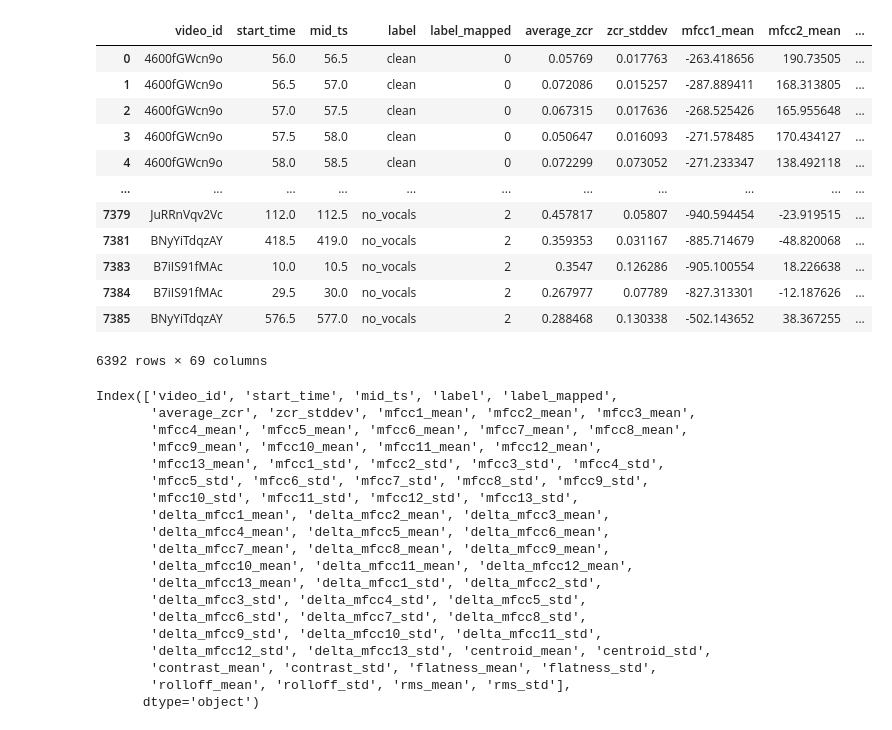
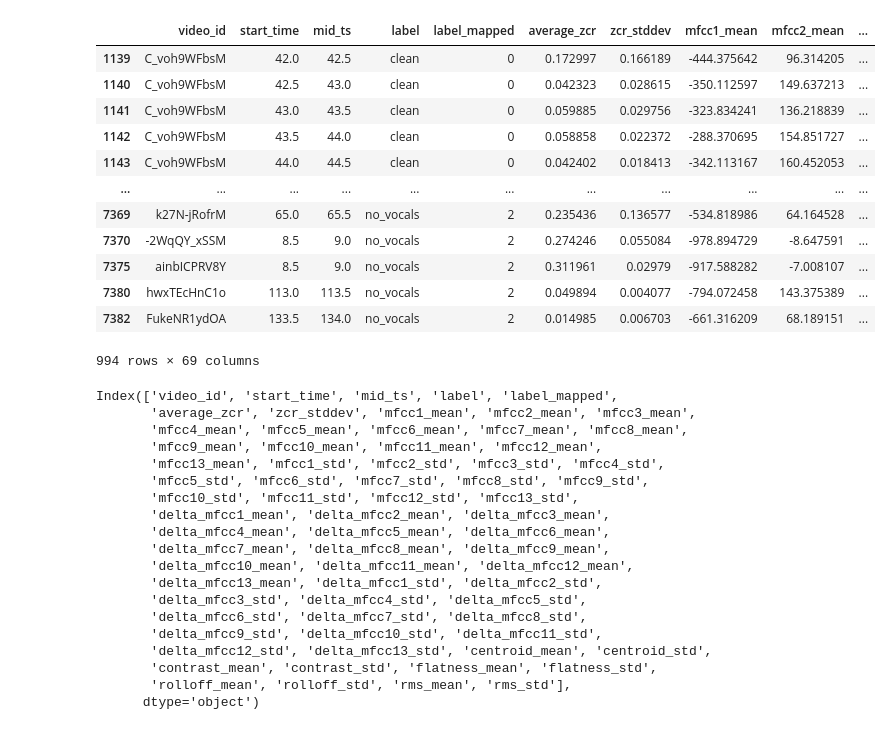
Before and after one commit to VedantKalbag/ScreamDetection, a Jupyter notebook: CNN/keras/keras-fcnn.ipynb, the cells around one changed output. Saved outputs shown, nothing was run; the diff lists cells and outputs as text; code cells hidden in the pictures.

```diff
--- a/CNN/keras/keras-fcnn.ipynb
+++ b/CNN/keras/keras-fcnn.ipynb
@@ -29,3 +31,10 @@ from sklearn.preprocessing import StandardScaler
+# %%
+if platform == "linux" or platform == "linux2":
+    # linux
+    path='/home/vedant/projects/'
+elif platform == "darwin":
+    # OS X
+    path='/Users/vedant/Desktop/Programming/'
 # %%
 cols=['video_id', 'start_time', 'mid_ts', 'label', 'average_zcr',
        'zcr_stddev', 'mfcc1_mean', 'mfcc2_mean', 'mfcc3_mean',
@@ -48,10 +57,10 @@ cols=['video_id', 'start_time', 'mid_ts', 'label', 'average_zcr',
        'flatness_mean','flatness_std',
        'rolloff_mean','rolloff_std','rms_mean','rms_std','vggish']
 
-d=np.load('/home/vedant/projects/ScreamDetection/resources/working_data/vocal_only_features.npy',allow_pickle=True)
+d=np.load(path+'ScreamDetection/resources/working_data/vocal_only_features.npy',allow_pickle=True)
 df = pd.DataFrame(d,columns=cols)
 
-lut = pd.read_csv('/home/vedant/projects/ScreamDetection/resources/dataset/lookup_new.csv')
+lut = pd.read_csv(path+'/ScreamDetection/resources/working_data/dataset/lookup_new.csv')
 
 df.drop('vggish',axis=1,inplace=True)
 df
@@ -132,22 +129,22 @@ test_ids = test['video_id'].to_numpy()
 df_final = undersampled_data
 train = df_final[df_final.video_id.isin(train_ids)]
 test = df_final[df_final.video_id.isin(test_ids)]
-# %%
-train
-# %% [output]
-|  | video_id | start_time | mid_ts | label | label_mapped | average_zcr | zcr_stddev | mfcc1_mean | mfcc2_mean | ... |
-| 0 | 4600fGWcn9o | 56.0 | 56.5 | clean | 0 | 0.05769 | 0.017763 | -263.418656 | 190.73505 | ... |
-| 1 | 4600fGWcn9o | 56.5 | 57.0 | clean | 0 | 0.072086 | 0.015257 | -287.889411 | 168.313805 | ... |
-| 2 | 4600fGWcn9o | 57.0 | 57.5 | clean | 0 | 0.067315 | 0.017636 | -268.525426 | 165.955648 | ... |
-| 3 | 4600fGWcn9o | 57.5 | 58.0 | clean | 0 | 0.050647 | 0.016093 | -271.578485 | 170.434127 | ... |
-| 4 | 4600fGWcn9o | 58.0 | 58.5 | clean | 0 | 0.072299 | 0.073052 | -271.233347 | 138.492118 | ... |
-| ... | ... | ... | ... | ... | ... | ... | ... | ... | ... | ... |
-| 7379 | JuRRnVqv2Vc | 112.0 | 112.5 | no_vocals | 2 | 0.457817 | 0.05807 | -940.594454 | -23.919515 | ... |
-| 7381 | BNyYiTdqzAY | 418.5 | 419.0 | no_vocals | 2 | 0.359353 | 0.031167 | -885.714679 | -48.820068 | ... |
-| 7383 | B7iIS91fMAc | 10.0 | 10.5 | no_vocals | 2 | 0.3547 | 0.126286 | -905.100554 | 18.226638 | ... |
-| 7384 | B7iIS91fMAc | 29.5 | 30.0 | no_vocals | 2 | 0.267977 | 0.07789 | -827.313301 | -12.187626 | ... |
-| 7385 | BNyYiTdqzAY | 576.5 | 577.0 | no_vocals | 2 | 0.288468 | 0.130338 | -502.143652 | 38.367255 | ... |
-6392 rows × 69 columns
+# %%
+test
+# %% [output]
+|  | video_id | start_time | mid_ts | label | label_mapped | average_zcr | zcr_stddev | mfcc1_mean | mfcc2_mean | ... |
+| 1139 | C_voh9WFbsM | 42.0 | 42.5 | clean | 0 | 0.172997 | 0.166189 | -444.375642 | 96.314205 | ... |
+| 1140 | C_voh9WFbsM | 42.5 | 43.0 | clean | 0 | 0.042323 | 0.028615 | -350.112597 | 149.637213 | ... |
+| 1141 | C_voh9WFbsM | 43.0 | 43.5 | clean | 0 | 0.059885 | 0.029756 | -323.834241 | 136.218839 | ... |
+| 1142 | C_voh9WFbsM | 43.5 | 44.0 | clean | 0 | 0.058858 | 0.022372 | -288.370695 | 154.851727 | ... |
+| 1143 | C_voh9WFbsM | 44.0 | 44.5 | clean | 0 | 0.042402 | 0.018413 | -342.113167 | 160.452053 | ... |
+| ... | ... | ... | ... | ... | ... | ... | ... | ... | ... | ... |
+| 7369 | k27N-jRofrM | 65.0 | 65.5 | no_vocals | 2 | 0.235436 | 0.136577 | -534.818986 | 64.164528 | ... |
+| 7370 | -2WqQY_xSSM | 8.5 | 9.0 | no_vocals | 2 | 0.274246 | 0.055084 | -978.894729 | -8.647591 | ... |
+| 7375 | ainbICPRV8Y | 8.5 | 9.0 | no_vocals | 2 | 0.311961 | 0.02979 | -917.588282 | -7.008107 | ... |
+| 7380 | hwxTEcHnC1o | 113.0 | 113.5 | no_vocals | 2 | 0.049894 | 0.004077 | -794.072458 | 143.375389 | ... |
+| 7382 | FukeNR1ydOA | 133.5 | 134.0 | no_vocals | 2 | 0.014985 | 0.006703 | -661.316209 | 68.189151 | ... |
+994 rows × 69 columns
 # %%
 train.columns
 # %% [output]
```
Also changed, not shown: parts of 5 cells of this notebook, 10 other files.
